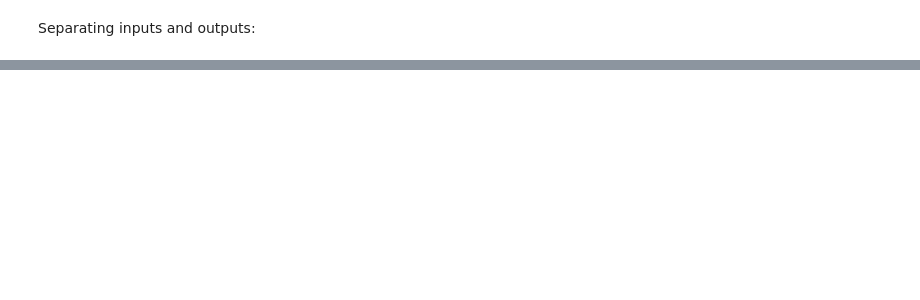
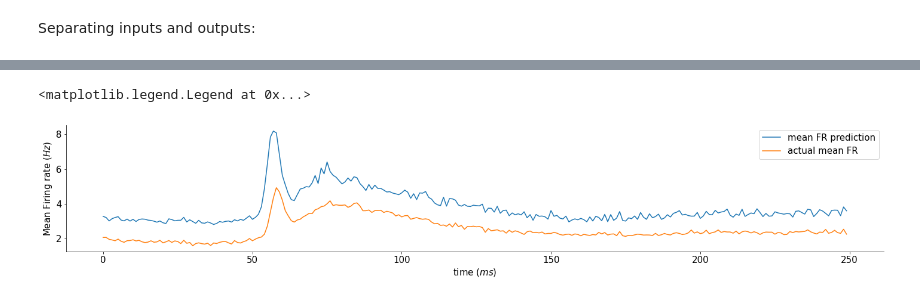
Before and after one commit to Ninja-State/NMA-DL-Project, a Jupyter notebook: NMA_DL_Project.ipynb, the cells around one changed output, grey strips where cells are left out. Cells and saved outputs as stored; diff of their text form; code cells hidden in the pictures; blank space fills up the shorter version.

```diff
--- a/NMA_DL_Project.ipynb
+++ b/NMA_DL_Project.ipynb
@@ -244,0 +326,9 @@ Output shape. torch.Size([250, 340, 73])
+# %%
+plt.plot(rpred.mean((1,2))*1/binsize, label='mean FR prediction')
+plt.plot(Data_to_feed.mean((1,2))*1/binsize, label = 'actual mean FR')
+plt.ylabel('Mean Firing rate ($Hz$)')
+plt.xlabel('time ($ms$)')
+plt.legend()
+# %% [output]
+<matplotlib.legend.Legend at 0x...>
+[figure, added]
```
Also changed, not shown: parts of 34 cells of this notebook.
